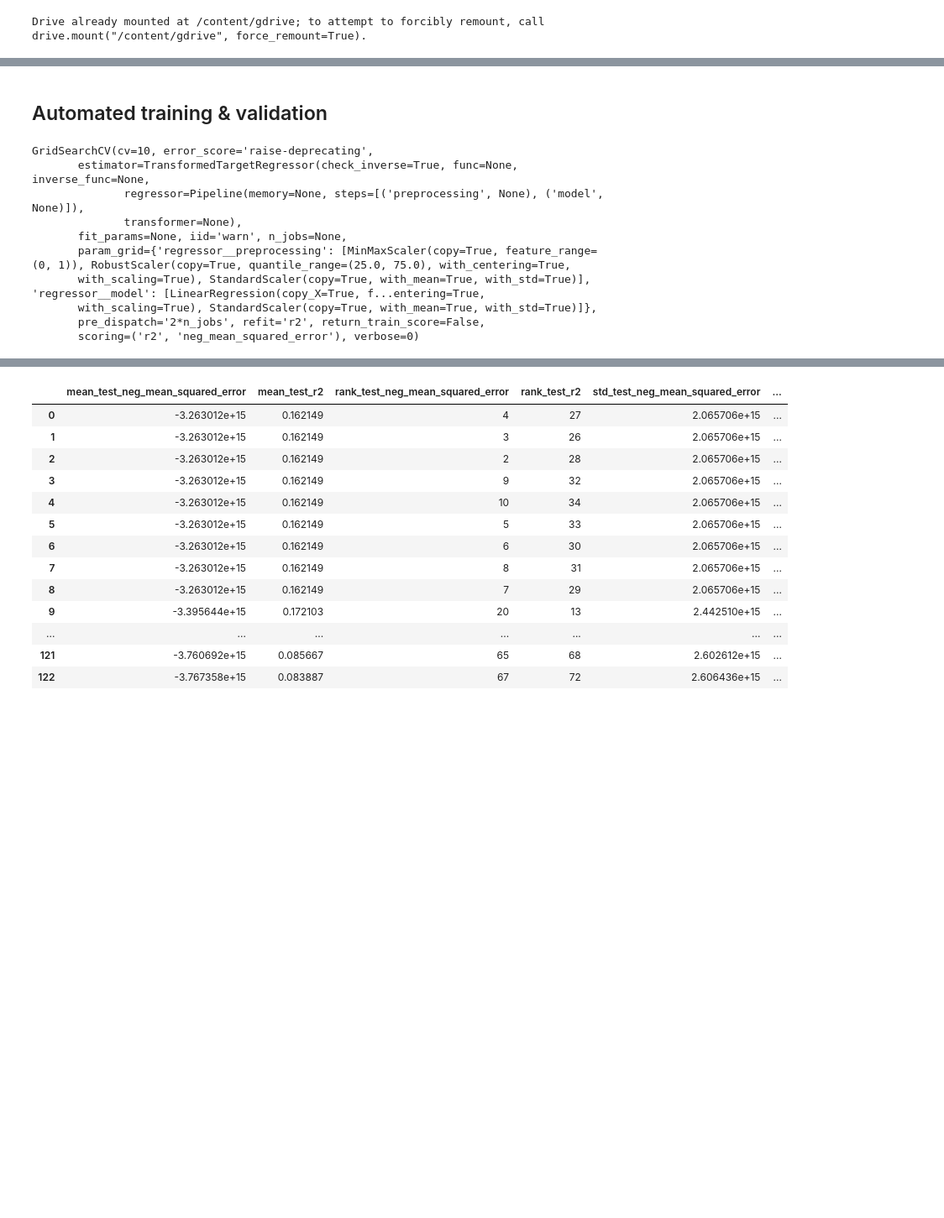
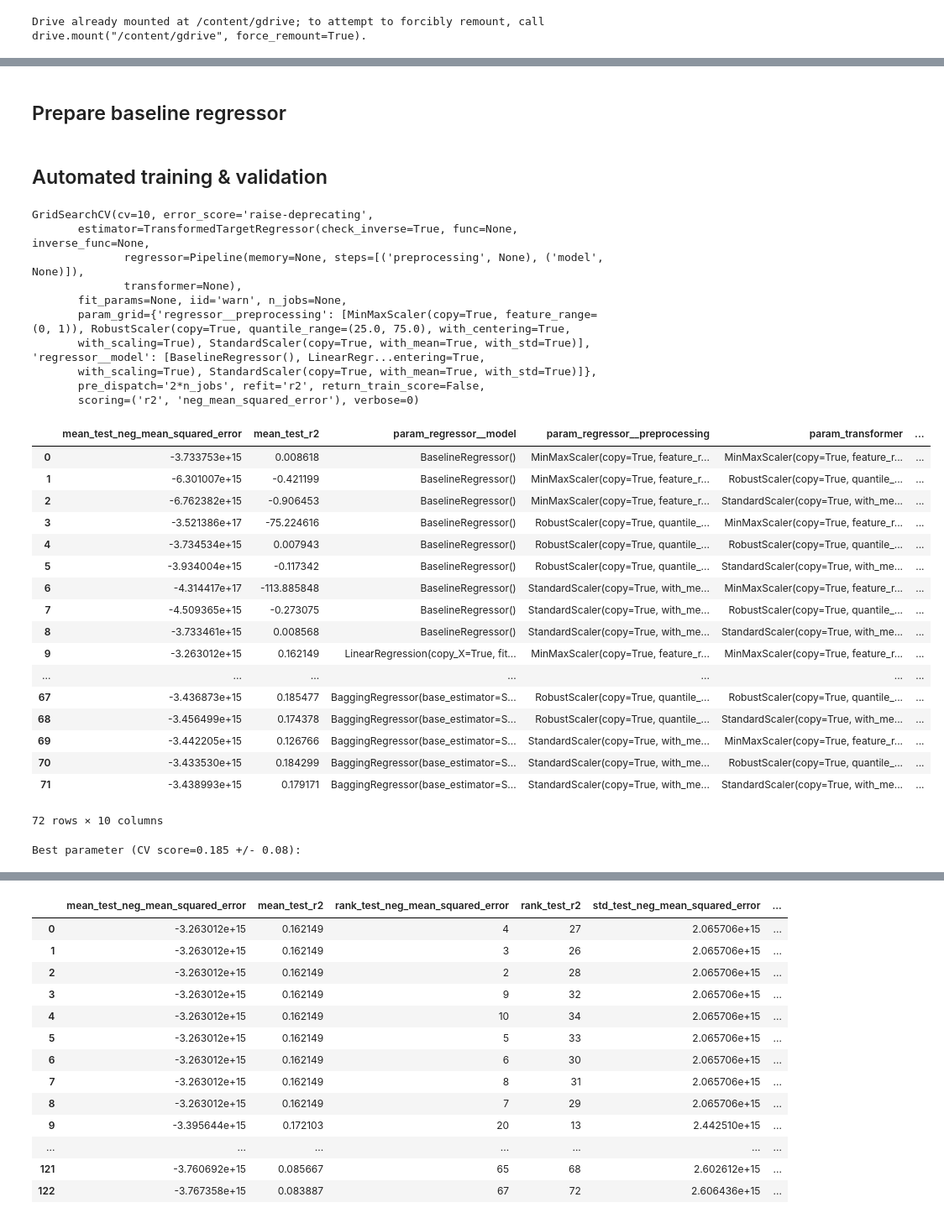
Before and after one commit to hrosspet/qminers, a Jupyter notebook: model_selection.ipynb, the cells around one changed output, grey strips where cells are left out. Shown at 84% size. Drawn from its saved outputs; the diff is of its cells as text; code cells hidden in the pictures; blank space fills up the shorter version.

Commit message:
add baseline as scikit estimator

```diff
--- a/model_selection.ipynb
+++ b/model_selection.ipynb
@@ -44,3 +26,20 @@ def split_generator(training_data, n_splits=5):
+# %% [markdown]
+## Prepare baseline regressor
+# %%
+from sklearn.base import BaseEstimator, RegressorMixin
+
+class BaselineRegressor(BaseEstimator, RegressorMixin):
+
+    def __init__(self):
+      pass
+
+    def fit(self, X, y):
+        return self
+
+    def predict(self, X):
+        # return the last column
+        # which in our case predicts the volume in next time-step will be equal to the volume in current time-step
+        return X[:, -1]
 # %% [markdown]
 ## Automated training & validation
 # %%
@@ -61,6 +60,7 @@ estimators = Pipeline(estimators)
 regr = TransformedTargetRegressor(regressor=estimators,
                                    transformer=transformer)
 
+baseline = [BaselineRegressor()]
 lin_models = [
     LinearRegression(),
     Ridge(),
@@ -82,7 +82,7 @@ ensembles = [
     GradientBoostingRegressor(),
 ]
 
-models = lin_models + svrs + ensembles
+models = baseline + lin_models + svrs + ensembles
 # models = ensembles
 
 param_grid = {
@@ -108,7 +108,36 @@ GridSearchCV(cv=10, error_score='raise-deprecating',
               transformer=None),
        fit_params=None, iid='warn', n_jobs=None,
        param_grid={'regressor__preprocessing': [MinMaxScaler(copy=True, feature_range=(0, 1)), RobustScaler(copy=True, quantile_range=(25.0, 75.0), with_centering=True,
-       with_scaling=True), StandardScaler(copy=True, with_mean=True, with_std=True)], 'regressor__model': [LinearRegression(copy_X=True, f...entering=True,
+       with_scaling=True), StandardScaler(copy=True, with_mean=True, with_std=True)], 'regressor__model': [BaselineRegressor(), LinearRegr...entering=True,
        with_scaling=True), StandardScaler(copy=True, with_mean=True, with_std=True)]},
        pre_dispatch='2*n_jobs', refit='r2', return_train_score=False,
        scoring=('r2', 'neg_mean_squared_error'), verbose=0)
+# %%
+results = pd.DataFrame(grid_search.cv_results_)
+selected_columns = [x for x in results.columns if not any([y in x for y in ['split', 'time']])]
+results = results[selected_columns]
+results
+# %% [output]
+|  | mean_test_neg_mean_squared_error | mean_test_r2 | param_regressor__model | param_regressor__preprocessing | param_transformer | ... |
+| 0 | -3.733753e+15 | 0.008618 | BaselineRegressor() | MinMaxScaler(copy=True, feature_r... | MinMaxScaler(copy=True, feature_r... | ... |
+| 1 | -6.301007e+15 | -0.421199 | BaselineRegressor() | MinMaxScaler(copy=True, feature_r... | RobustScaler(copy=True, quantile_... | ... |
+| 2 | -6.762382e+15 | -0.906453 | BaselineRegressor() | MinMaxScaler(copy=True, feature_r... | StandardScaler(copy=True, with_me... | ... |
+| 3 | -3.521386e+17 | -75.224616 | BaselineRegressor() | RobustScaler(copy=True, quantile_... | MinMaxScaler(copy=True, feature_r... | ... |
+| 4 | -3.734534e+15 | 0.007943 | BaselineRegressor() | RobustScaler(copy=True, quantile_... | RobustScaler(copy=True, quantile_... | ... |
+| 5 | -3.934004e+15 | -0.117342 | BaselineRegressor() | RobustScaler(copy=True, quantile_... | StandardScaler(copy=True, with_me... | ... |
+| 6 | -4.314417e+17 | -113.885848 | BaselineRegressor() | StandardScaler(copy=True, with_me... | MinMaxScaler(copy=True, feature_r... | ... |
+| 7 | -4.509365e+15 | -0.273075 | BaselineRegressor() | StandardScaler(copy=True, with_me... | RobustScaler(copy=True, quantile_... | ... |
+| 8 | -3.733461e+15 | 0.008568 | BaselineRegressor() | StandardScaler(copy=True, with_me... | StandardScaler(copy=True, with_me... | ... |
+| 9 | -3.263012e+15 | 0.162149 | LinearRegression(copy_X=True, fit... | MinMaxScaler(copy=True, feature_r... | MinMaxScaler(copy=True, feature_r... | ... |
+| ... | ... | ... | ... | ... | ... | ... |
+| 67 | -3.436873e+15 | 0.185477 | BaggingRegressor(base_estimator=S... | RobustScaler(copy=True, quantile_... | RobustScaler(copy=True, quantile_... | ... |
+| 68 | -3.456499e+15 | 0.174378 | BaggingRegressor(base_estimator=S... | RobustScaler(copy=True, quantile_... | StandardScaler(copy=True, with_me... | ... |
+| 69 | -3.442205e+15 | 0.126766 | BaggingRegressor(base_estimator=S... | StandardScaler(copy=True, with_me... | MinMaxScaler(copy=True, feature_r... | ... |
+| 70 | -3.433530e+15 | 0.184299 | BaggingRegressor(base_estimator=S... | StandardScaler(copy=True, with_me... | RobustScaler(copy=True, quantile_... | ... |
+| 71 | -3.438993e+15 | 0.179171 | BaggingRegressor(base_estimator=S... | StandardScaler(copy=True, with_me... | StandardScaler(copy=True, with_me... | ... |
+72 rows × 10 columns
+# %%
+best_row = grid_search.best_index_
+print("Best parameter (CV score=%0.3f +/- %.2f):" % (results.loc[best_row]['mean_test_r2'], results.loc[best_row]['std_test_r2'] / 2))
+# %% [output]
+Best parameter (CV score=0.185 +/- 0.08):
```
Also changed, not shown: parts of 3 cells of this notebook.
